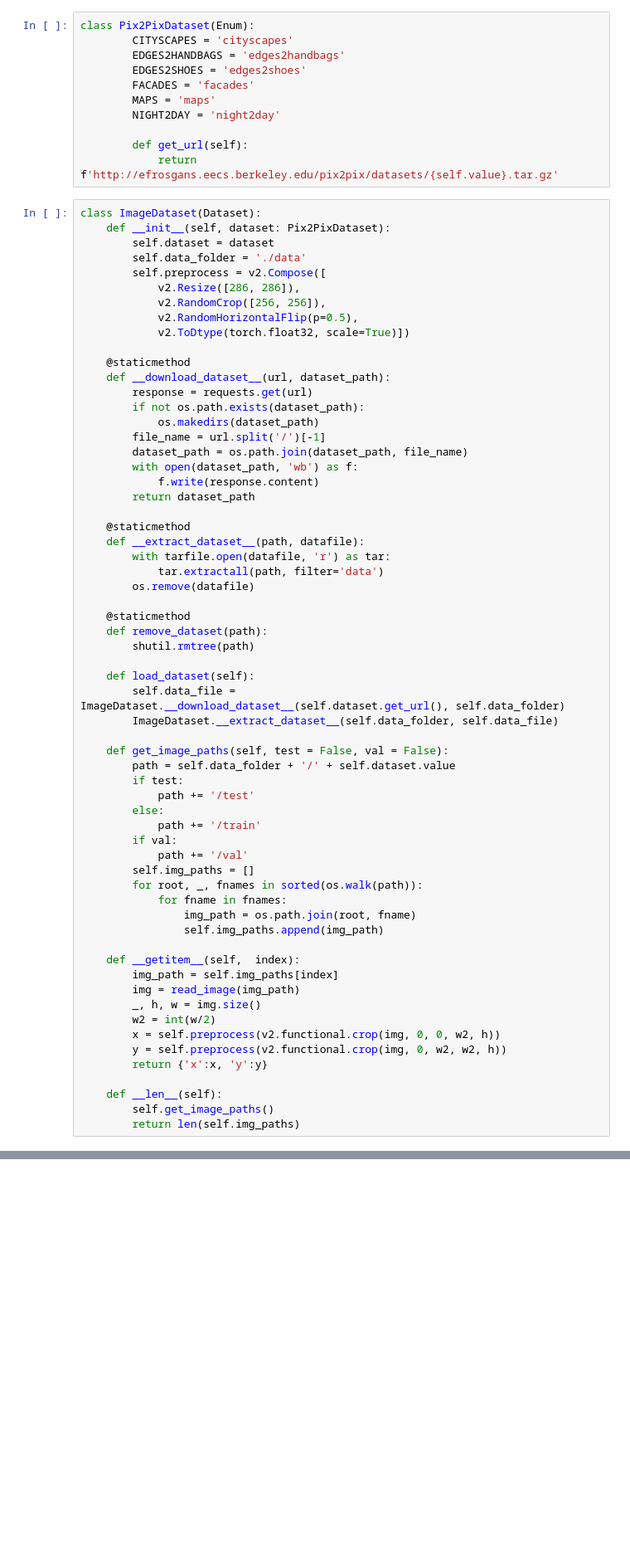
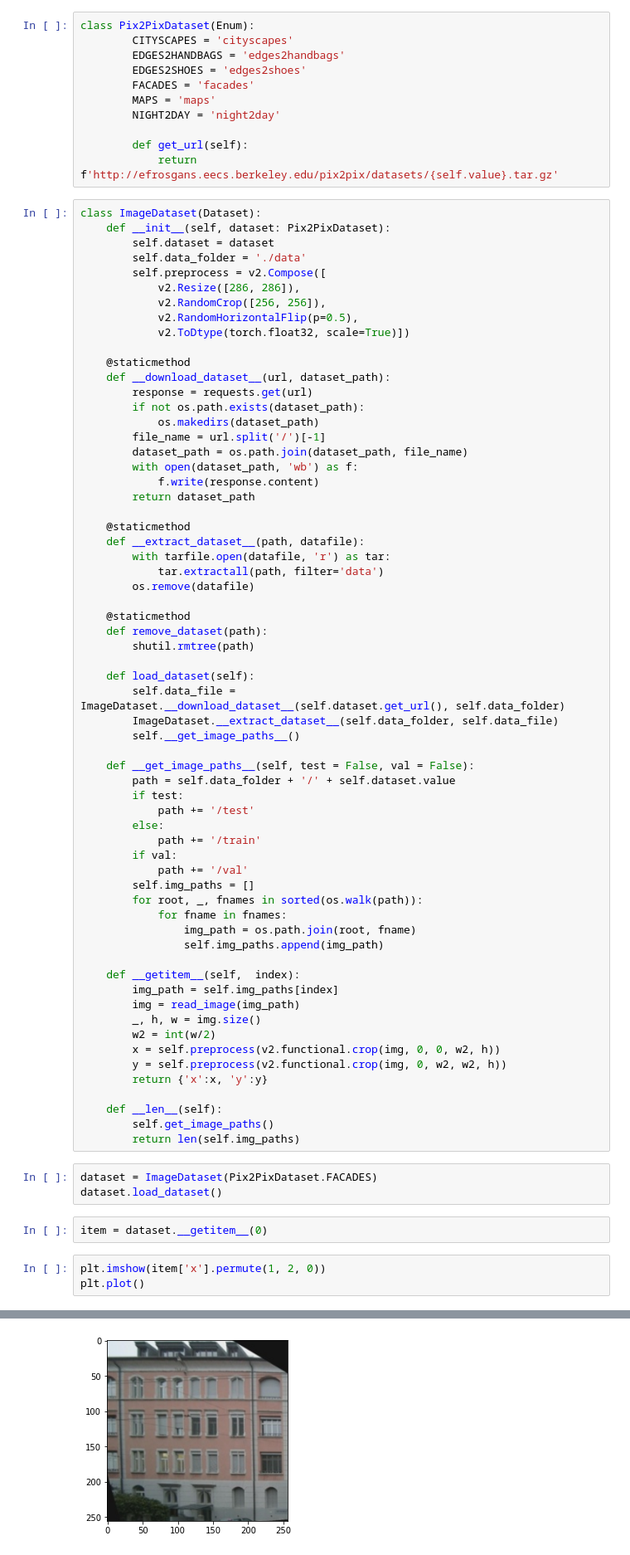
Before and after one commit to marijal74/ml_pix2pix, a Jupyter notebook: process_data.ipynb, the cells around one changed output, grey strips where cells are left out. Shown at 83% size. Drawn from its saved outputs; the diff is of its cells as text; blank space fills up the shorter version.

Commit message:
Demonstrate usage of ImageDataset class

```diff
--- a/process_data.ipynb
+++ b/process_data.ipynb
@@ -56,8 +56,9 @@ class ImageDataset(Dataset):
     def load_dataset(self):
         self.data_file = ImageDataset.__download_dataset__(self.dataset.get_url(), self.data_folder)
         ImageDataset.__extract_dataset__(self.data_folder, self.data_file)
+        self.__get_image_paths__()
 
-    def get_image_paths(self, test = False, val = False):
+    def __get_image_paths__(self, test = False, val = False):
         path = self.data_folder + '/' + self.dataset.value
         if test:
             path += '/test'
@@ -83,3 +84,12 @@ class ImageDataset(Dataset):
     def __len__(self):
         self.get_image_paths()
         return len(self.img_paths)
+# %%
+dataset = ImageDataset(Pix2PixDataset.FACADES)
+dataset.load_dataset()
+# %%
+item = dataset.__getitem__(0)
+# %%
+plt.imshow(item['x'].permute(1, 2, 0))
+plt.plot()
+# %% [output]
@@ -85,0 +97 @@ class ImageDataset(Dataset):
+[figure, added]
```
Also changed, not shown: parts of 3 cells of this notebook.
